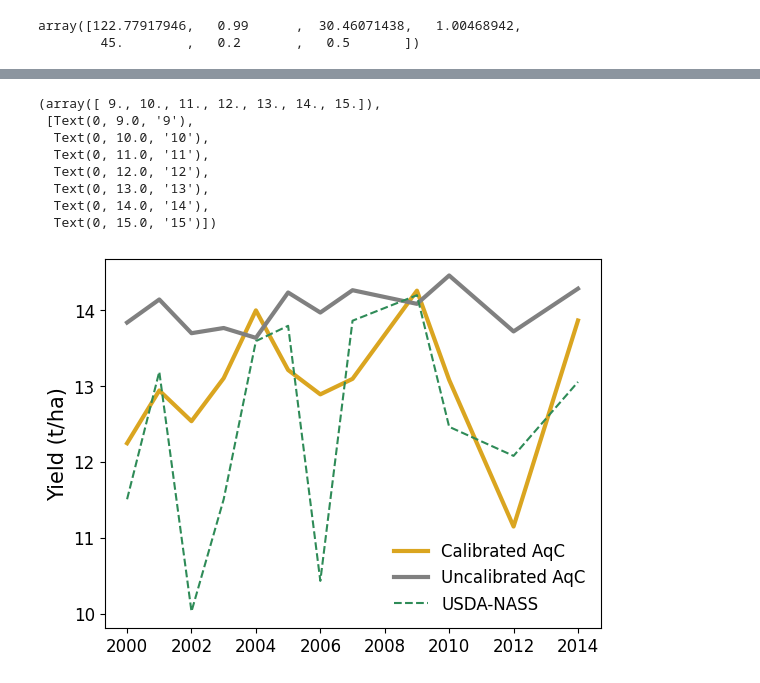
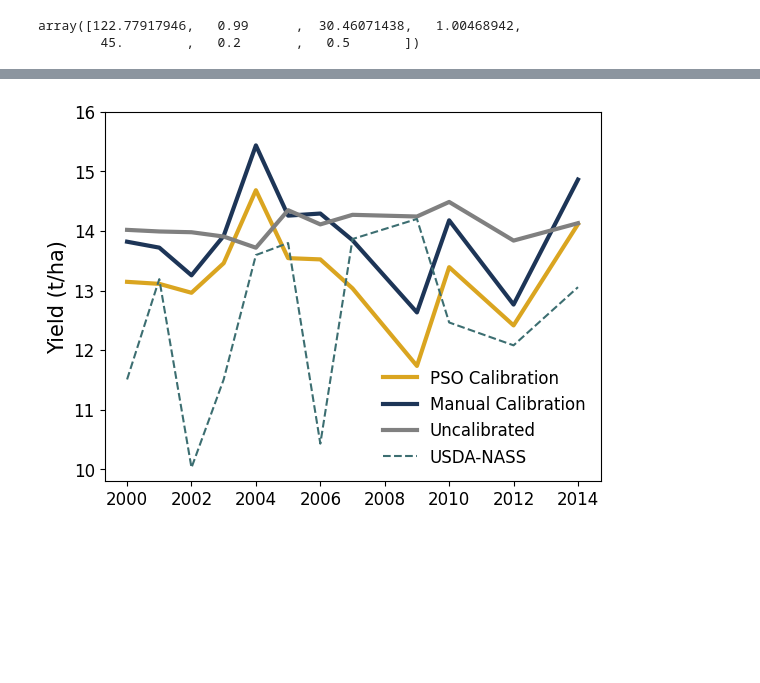
Before and after one commit to wndlovu/EGGS-Aquacrop, a Jupyter notebook: data_analysis/test_calibration.ipynb, the cells around one changed output, grey strips where cells are left out. Drawn from its saved outputs; the diff is of its cells as text; code cells hidden in the pictures; blank space fills up the shorter version.

```diff
--- a/data_analysis/test_calibration.ipynb
+++ b/data_analysis/test_calibration.ipynb
@@ -168,7 +168,7 @@ initWC = InitialWaterContent(value=['FC'])
 irr_mngt = IrrigationManagement(irrigation_method=1,SMT=[80]*4) # no irrigation
 # %%
 # uncalibrated model - yield
-crop_uncalibrated = Crop('Maize', planting_date='05/01')
+crop_uncalibrated = Crop('Maize', planting_date='05/10')
 
 # run model
 model_uc = AquaCropModel(sim_start,sim_end,wdf,custom,crop_uncalibrated,initWC, irr_mngt)
@@ -308,8 +384,8 @@ array([122.77917946,   0.99      ,  30.46071438,   1.00468942,
 # %%
 # calibrated model - yield
-irr_mngt = IrrigationManagement(irrigation_method=1, SMT=[45]*4) #55.04316206
+irr_mngt = IrrigationManagement(irrigation_method=1, SMT=[75]*4) #55.04316206
 
-crop_calibrated = Crop("Maize", planting_date='05/01',
+crop_calibrated = Crop("Maize", planting_date='05/10',
             # growth stages
             CalendarType = 1,
             SwitchGDD = 1,  #Convert calendar to gdd mode if inputs are given in calendar days (0 = No; 1 = Yes)
@@ -328,13 +404,17 @@ crop_calibrated = Crop("Maize", planting_date='05/01',
             CGC = 13.7,
             CDC = 1.31,
 
+           # wpy, ccx, wp, kc, smt, rtm, kcdcl
+            # array([112.88608106,   0.70888526,  32.6665472 ,   1.02556756,
+        #75.00778691,   0.21639639,   0.14348092])
+
             # after running swam
-            WPy = 115,
-            CCx = 0.98100162,
-            Wp = 31.577977463,
-            Kcb = 1.00000038,
-            Zmin = 0.21158912,
-            fage = 0.5
+            WPy = 112.88608106,
+            CCx = 0.70888526,
+            Wp = 32.6665472,
+            Kcb = 1.02556756,
+            Zmin = 0.21639639,
+            fage = 0.14348092
 
 
 
@@ -352,8 +432,9 @@ model_c_irr = model_c._outputs.final_stats
  # make year a column
 model_c_irr = model_c_irr.assign(Year =  model_c_irr['Harvest Date (YYYY/MM/DD)'].dt.year)
 model_c_irr = model_c_irr.rename(columns={
-                   'Yield (tonne/ha)': 'Calib Yield (t/ha)',
-                   'Seasonal irrigation (mm)': 'Calib Irrigation (mm)'
+                   'Yield (tonne/ha)': 'Auto Calib Yield (t/ha)',
+                   'Seasonal irrigation (mm)': 'Auto Calib Irrigation (mm)'
                    })
 
-model_c_irr = model_c_irr[['Year', 'Calib Yield (t/ha)', 'Calib Irrigation (mm)']]
+#model_c_irr = model_c_irr[['Year', 'Calib Yield (t/ha)', 'Calib Irrigation (mm)']]
+model_c_irr
@@ -360,6 +459,6 @@ model_c_irr = model_c_irr[['Year', 'Calib Yield (t/ha)', 'Calib Irrigation (mm)'
 # %%
 # compare models
-model_comp = model_uc_irr.merge(model_c_irr,on='Year').merge(sher_irrig_corn,on='Year').merge(sher_wimas, on = 'Year')
+model_comp = model_uc_irr.merge(model_c_irr,on='Year').merge(model_c_irr_man, on = 'Year').merge(sher_irrig_corn,on='Year').merge(sher_wimas, on = 'Year')
 model_comp = model_comp.assign(YieldUSDA = model_comp['Value']*0.0673)
 # %%
 model_comp
@@ -380,27 +479,22 @@ model_comp
 # %%
 #model_comp = model_comp[model_comp['Year'] != 2009]
 # comparison - time series plot
 irrig_colors = ['#FFA500', '#8abbdb', '#69a6d0', '#4892c6', '#367bac', '#356384', '#344b5b']
 
 plt.style.use('default')
-plt.plot(model_comp['Year'], model_comp['Calib Yield (t/ha)'],  label='Calibrated AqC', color = 'goldenrod', linewidth=3)
-plt.plot(model_comp['Year'], model_comp['Uncalib Yield (t/ha)'],  label='Uncalibrated AqC', color = 'grey', linewidth=3)
-plt.plot(model_comp['Year'], model_comp['YieldUSDA'],  label='USDA-NASS', color = '#2e8b57', linestyle='dashed')
+plt.plot(model_comp['Year'], model_comp['Auto Calib Yield (t/ha)'],  label='PSO Calibration', color = 'goldenrod', linewidth=3)
+plt.plot(model_comp['Year'], model_comp['Manual Calib Yield (t/ha)'],  label='Manual Calibration', color = '#1d3557', linewidth=3)
+
+plt.plot(model_comp['Year'], model_comp['Uncalib Yield (t/ha)'],  label='Uncalibrated', color = 'grey', linewidth=3)
+plt.plot(model_comp['Year'], model_comp['YieldUSDA'],  label='USDA-NASS', color = '#3c6e71', linestyle='dashed')
 plt.ylabel('Yield (t/ha)', fontsize=15)
 plt.legend(loc='lower right', fontsize=12, frameon=False)
+plt.ylim(9.8, 16)
 plt.xticks(fontsize=12)
 plt.yticks(fontsize=12)
-#plt.savefig('results/visuals/yieldmodelcal_40SMT.png', format='png', dpi=600)
+plt.savefig('/home/jupyter-wndlovu/eggs/results/visuals/yieldmodelcal_pso_nostress_may10.png', format='png', dpi=600)
 # %% [output]
-(array([ 9., 10., 11., 12., 13., 14., 15.]),
- [Text(0, 9.0, '9'),
-  Text(0, 10.0, '10'),
-  Text(0, 11.0, '11'),
-  Text(0, 12.0, '12'),
-  Text(0, 13.0, '13'),
-  Text(0, 14.0, '14'),
-  Text(0, 15.0, '15')])
-[figure, old version]
+[figure, new version]
 # %%
 irrig_colors = ['#FFA500', '#8abbdb', '#69a6d0', '#4892c6', '#367bac', '#356384', '#344b5b']
 
```
Also changed, not shown: parts of 10 cells of this notebook, 2 other files.
